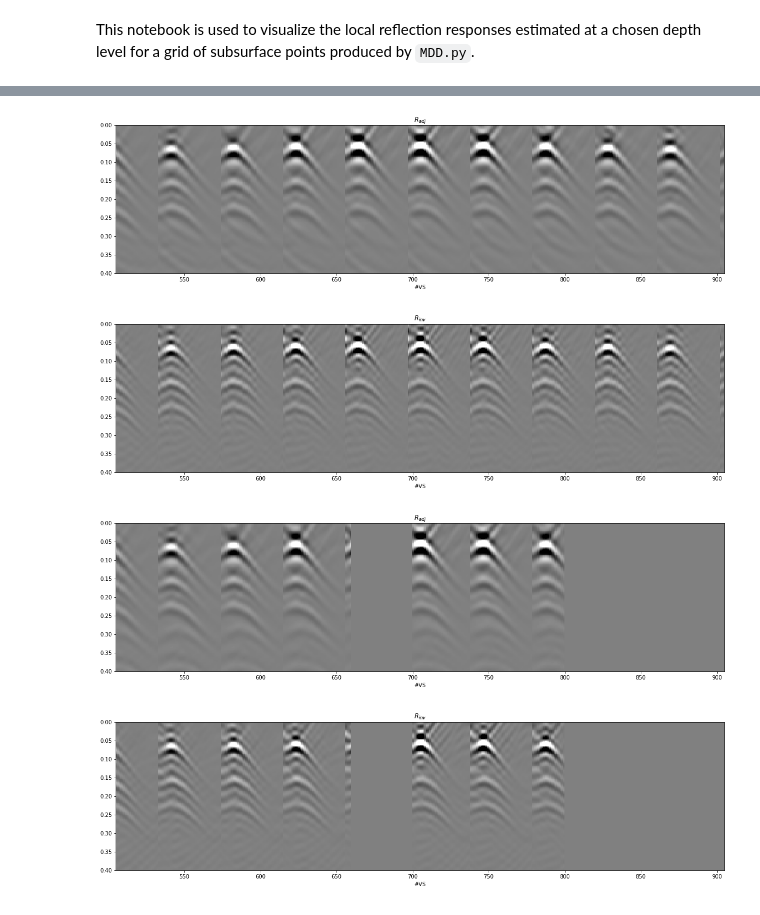
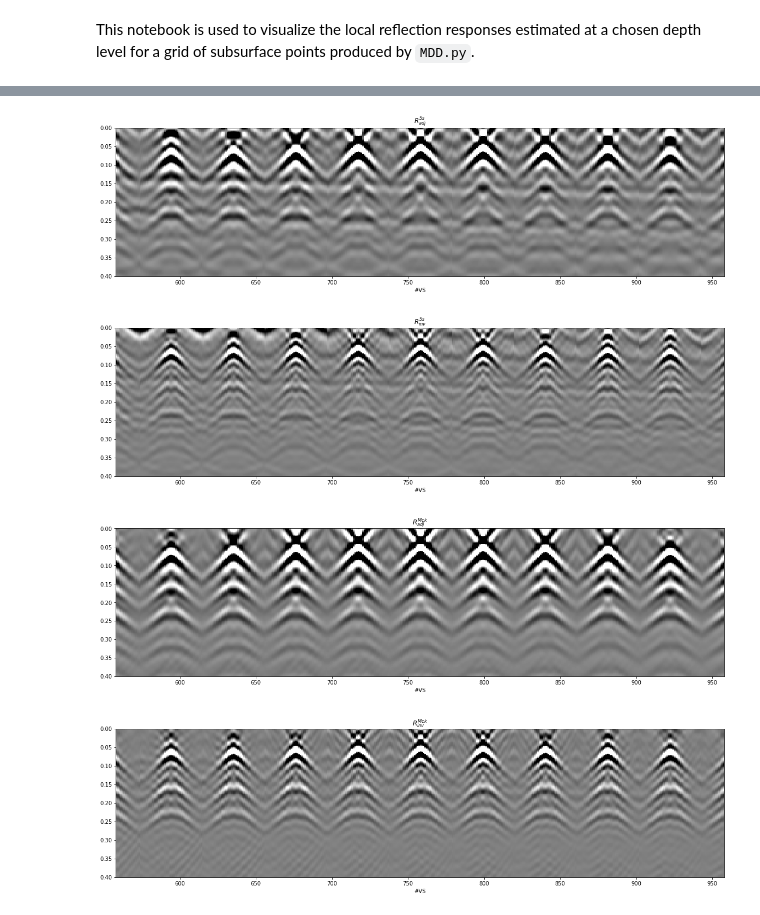
Before and after one commit to DIG-Kaust/MDC-HPC, a Jupyter notebook: MDD3D_visualization.ipynb, the cells around one changed output, grey strips where cells are left out. Cells and saved outputs as stored; diff of their text form; code cells hidden in the pictures.

Commit message:
Added single scatting plots to MDD visualization

```diff
--- a/MDD3D_visualization.ipynb
+++ b/MDD3D_visualization.ipynb
@@ -46,7 +46,7 @@ nvsy = 41
 dvsy = 20
 ovsy = 200
 
-ivsplot = 705
+ivsplot = 758
 # %%
 inputfile_aux = os.environ["STORE_PATH"] + '3DMarchenko_auxiliary_2.npz'
 
@@ -105,3 +105,6 @@ ax1.set_xlim(x[0], x[-1]);
 # %%
+RSs_adj = da.from_zarr(os.environ["STORE_PATH"] + 'R_Ss_adj_sub%d.zarr' % subsampling)
+RSs_inv = da.from_zarr(os.environ["STORE_PATH"] + 'R_Ss_inv_sub%d.zarr' % subsampling)
+
 RMck_adj = da.from_zarr(os.environ["STORE_PATH"] + 'R_Mck_adj_sub%d.zarr' % subsampling)
 RMck_inv = da.from_zarr(os.environ["STORE_PATH"] + 'R_Mck_inv_sub%d.zarr' % subsampling)
@@ -112,50 +161,47 @@ RMck_inv.max().compute()
 # %%
-clip = 2e-1
-
 plt.figure(figsize=(20, 5))
-plt.imshow(RMck_adj[..., ivsplot], cmap='gray',
-           vmin=-clip*RMck_adj.max(), vmax=clip*RMck_adj.max(),
+plt.imshow(RSs_adj[:, ivsplot], cmap='gray',
+           vmin=-clip_adj*RSs_adj.max(), vmax=clip_adj*RSs_adj.max(),
            extent=(0, nvsx*nvsy, t.max(), 0))
 plt.axis('tight')
-plt.title(r'$R_{adj}$')
+plt.title(r'$R^{Ss}_{adj}$')
 plt.xlabel('#VS')
 plt.xlim(ivsplot-200, ivsplot+200)
 plt.ylim(0.4, 0)
 
 plt.figure(figsize=(20, 5))
-plt.imshow(RMck_inv[..., ivsplot], cmap='gray',
-           vmin=-clip*RMck_inv.max(), vmax=clip*RMck_inv.max(),
+plt.imshow(RSs_inv[:, ivsplot], cmap='gray',
+           vmin=-clip_inv*RSs_inv.max(), vmax=clip_inv*RSs_inv.max(),
            extent=(0, nvsx*nvsy, t.max(), 0))
 plt.axis('tight')
 plt.xlim(500, 900)
-plt.title(r'$R_{inv}$')
+plt.title(r'$R^{Ss}_{inv}$')
+plt.xlabel('#VS')
+plt.xlim(ivsplot-200, ivsplot+200)
+plt.ylim(0.4, 0)
+
+plt.figure(figsize=(20, 5))
+plt.imshow(RMck_adj[:, ivsplot], cmap='gray',
+           vmin=-clip_adj*RMck_adj.max(), vmax=clip_adj*RMck_adj.max(),
+           extent=(0, nvsx*nvsy, t.max(), 0))
+plt.axis('tight')
+plt.title(r'$R^{Mck}_{adj}$')
+plt.xlabel('#VS')
+plt.xlim(ivsplot-200, ivsplot+200)
+plt.ylim(0.4, 0)
+
+plt.figure(figsize=(20, 5))
+plt.imshow(RMck_inv[:, ivsplot], cmap='gray',
+           vmin=-clip_inv*RMck_inv.max(), vmax=clip_inv*RMck_inv.max(),
+           extent=(0, nvsx*nvsy, t.max(), 0))
+plt.axis('tight')
+plt.xlim(500, 900)
+plt.title(r'$R^{Mck}_{inv}$')
 plt.xlabel('#VS')
 plt.xlim(ivsplot-200, ivsplot+200)
 plt.ylim(0.4, 0);
 # %% [output]
-[figure, old version]
+[figure, new version]
-[figure, old version]
+[figure, new version]
+[figure, added]
+[figure, added]
-# %%
-plt.figure(figsize=(20, 5))
-plt.imshow(RMck_adj[:, ivsplot], cmap='gray',
-           vmin=-clip*RMck_adj.max(), vmax=clip*RMck_adj.max(),
-           extent=(0, nvsx*nvsy, t.max(), 0))
-plt.axis('tight')
-plt.title(r'$R_{adj}$')
-plt.xlabel('#VS')
-plt.xlim(ivsplot-200, ivsplot+200)
-plt.ylim(0.4, 0)
-
-plt.figure(figsize=(20, 5))
-plt.imshow(RMck_inv[:, ivsplot], cmap='gray',
-           vmin=-clip*RMck_inv.max(), vmax=clip*RMck_inv.max(),
-           extent=(0, nvsx*nvsy, t.max(), 0))
-plt.axis('tight')
-plt.xlim(500, 900)
-plt.title(r'$R_{inv}$')
-plt.xlabel('#VS')
-plt.xlim(ivsplot-200, ivsplot+200)
-plt.ylim(0.4, 0);
-# %% [output]
-[figure, removed]
-[figure, removed]
```
Also changed, not shown: parts of 3 cells of this notebook.
